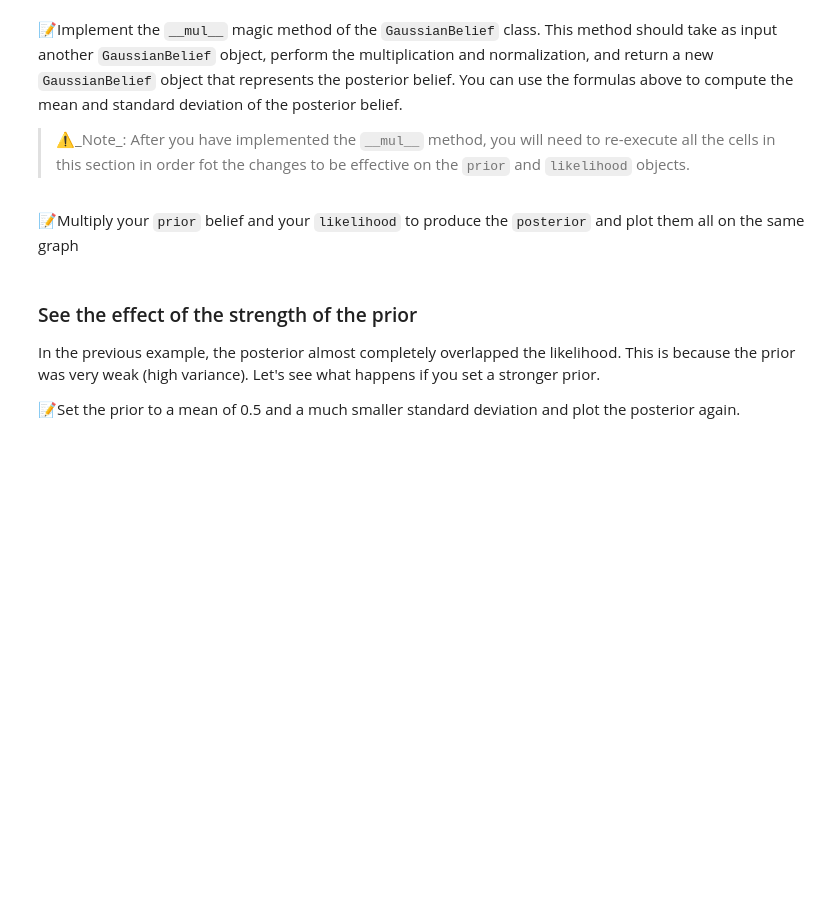
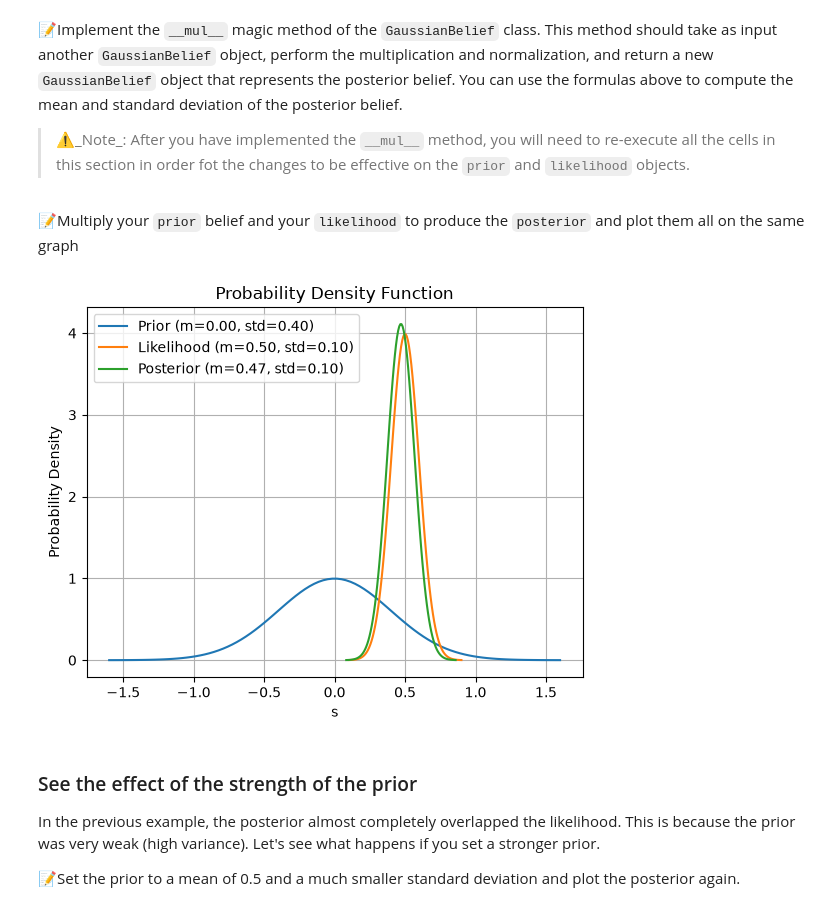
Before and after one commit to easiryne/cognitive-modeling-lab, a Jupyter notebook: TD_9/td9_notebook.ipynb, the cells around one changed output. Drawn from its saved outputs; the diff is of its cells as text; code cells hidden in the pictures; blank space fills up the shorter version.

```diff
--- a/TD_9/td9_notebook.ipynb
+++ b/TD_9/td9_notebook.ipynb
@@ -418,10 +435,12 @@ Fortunately, we can analytically calculate the mean and standard deviation of th
 # %% [markdown]
 📝Multiply your `prior` belief and your `likelihood` to produce the `posterior` and plot them all on the same graph
 # %%
-posterior = ...
+posterior = prior*likelihood
 prior.plot()
 likelihood.plot()
 posterior.plot()
+# %% [output]
+[figure, added]
 # %% [markdown]
 ### See the effect of the strength of the prior
 In the previous example, the posterior almost completely overlapped the likelihood. This is because the prior was very weak (high variance). Let's see what happens if you set a stronger prior.
```
Also changed, not shown: parts of 11 cells of this notebook.
